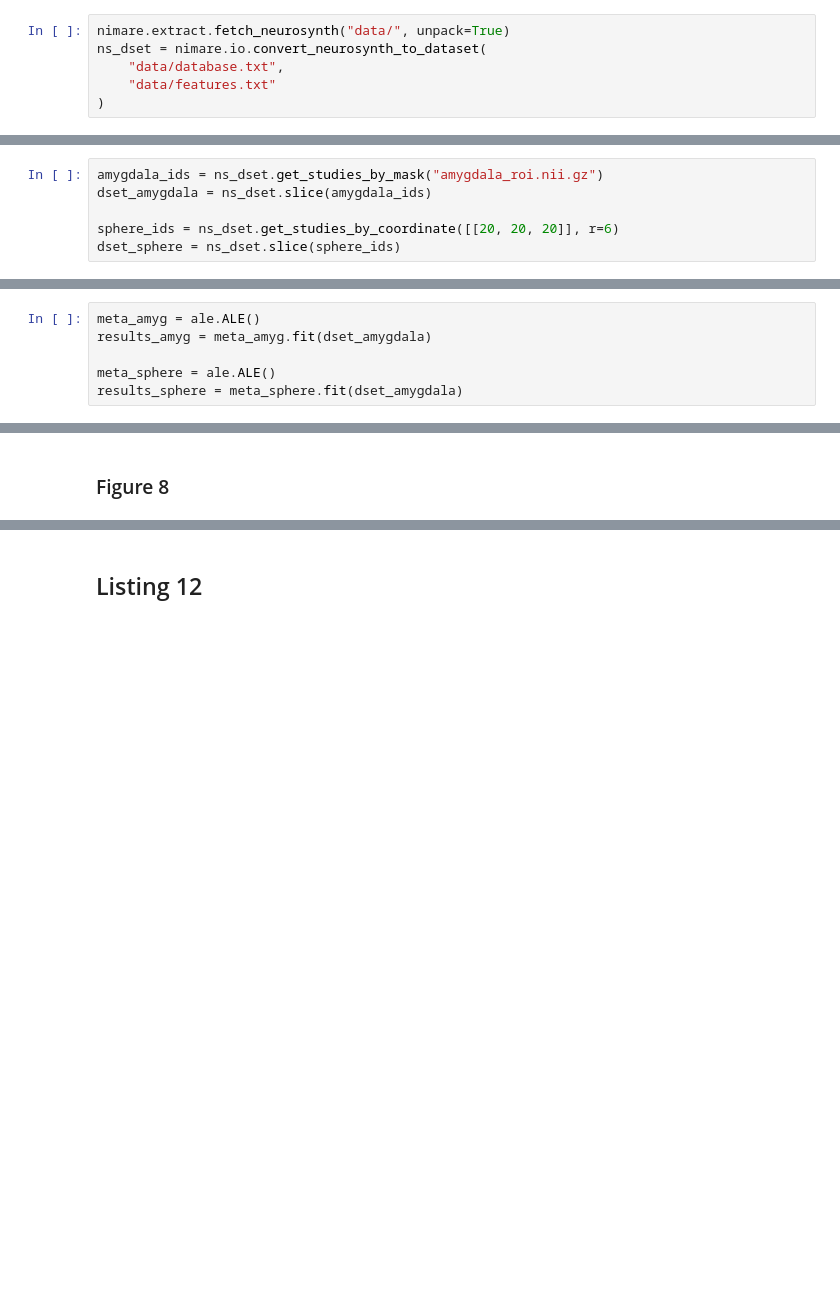
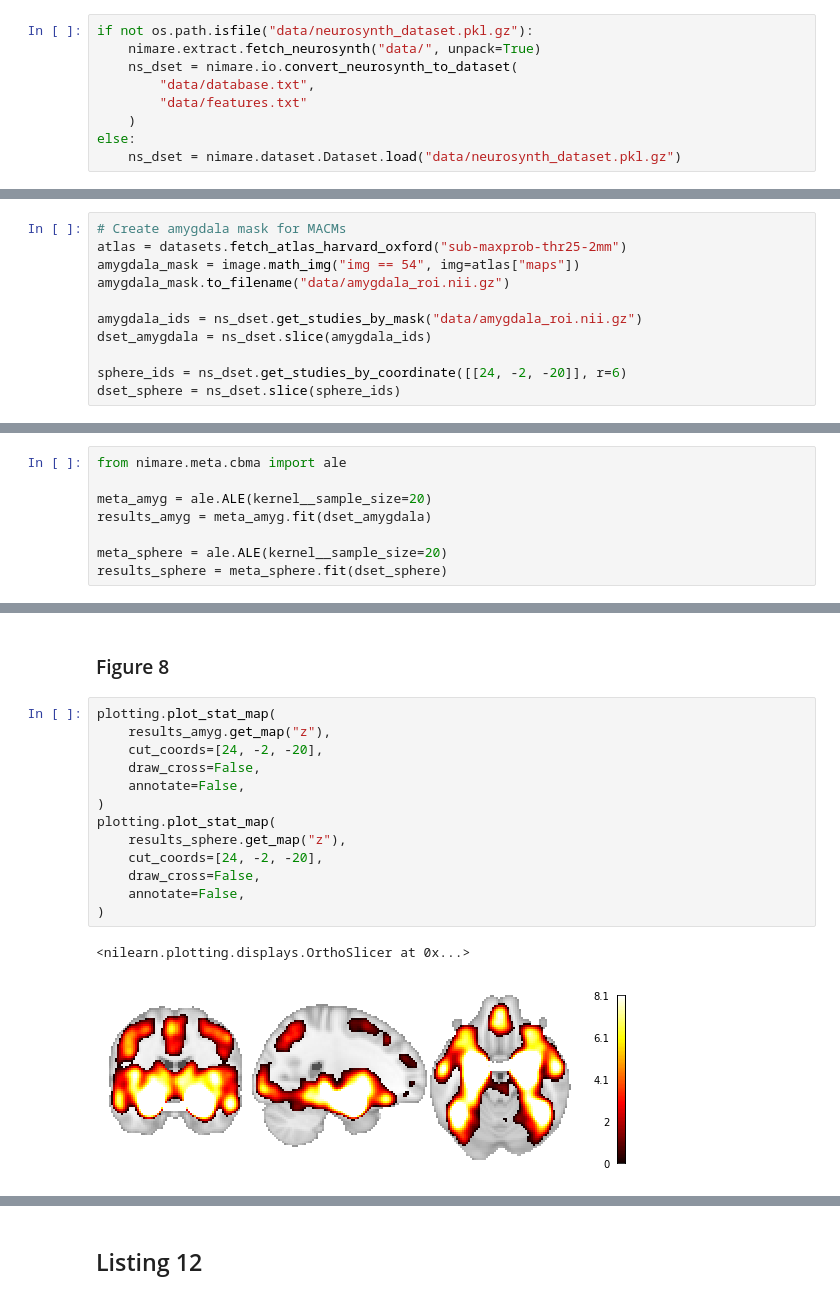
Before and after one commit to NBCLab/nimare-paper, a Jupyter notebook: listings_figures_and_tables.ipynb, the cells around one changed output, grey strips where cells are left out. Drawn from its saved outputs; the diff is of its cells as text; blank space fills up the shorter version.

```diff
--- a/listings_figures_and_tables.ipynb
+++ b/listings_figures_and_tables.ipynb
@@ -8,11 +26,14 @@ sl_dset = nimare.io.convert_sleuth_to_dataset("data/sleuth_file.txt")
 # %% [markdown]
 ## Listing 2
 # %%
-nimare.extract.fetch_neurosynth("data/", unpack=True)
-ns_dset = nimare.io.convert_neurosynth_to_dataset(
-    "data/database.txt",
-    "data/features.txt"
-)
+if not os.path.isfile("data/neurosynth_dataset.pkl.gz"):
+    nimare.extract.fetch_neurosynth("data/", unpack=True)
+    ns_dset = nimare.io.convert_neurosynth_to_dataset(
+        "data/database.txt",
+        "data/features.txt"
+    )
+else:
+    ns_dset = nimare.dataset.Dataset.load("data/neurosynth_dataset.pkl.gz")
 # %% [markdown]
 ## Listing 3
 # %%
@@ -141,16 +215,23 @@ subtraction_results = meta.fit(dset1, dset2)
 # %% [markdown]
 ## Listing 10
 # %%
-amygdala_ids = ns_dset.get_studies_by_mask("amygdala_roi.nii.gz")
+# Create amygdala mask for MACMs
+atlas = datasets.fetch_atlas_harvard_oxford("sub-maxprob-thr25-2mm")
+amygdala_mask = image.math_img("img == 54", img=atlas["maps"])
+amygdala_mask.to_filename("data/amygdala_roi.nii.gz")
+
+amygdala_ids = ns_dset.get_studies_by_mask("data/amygdala_roi.nii.gz")
 dset_amygdala = ns_dset.slice(amygdala_ids)
 
-sphere_ids = ns_dset.get_studies_by_coordinate([[20, 20, 20]], r=6)
+sphere_ids = ns_dset.get_studies_by_coordinate([[24, -2, -20]], r=6)
 dset_sphere = ns_dset.slice(sphere_ids)
 # %% [markdown]
 ## Listing 11
 # %%
-meta_amyg = ale.ALE()
+from nimare.meta.cbma import ale
+
+meta_amyg = ale.ALE(kernel__sample_size=20)
 results_amyg = meta_amyg.fit(dset_amygdala)
 
-meta_sphere = ale.ALE()
-results_sphere = meta_sphere.fit(dset_amygdala)
+meta_sphere = ale.ALE(kernel__sample_size=20)
+results_sphere = meta_sphere.fit(dset_sphere)
@@ -157,2 +241,18 @@ results_sphere = meta_sphere.fit(dset_amygdala)
 # %% [markdown]
 ### Figure 8
+# %%
+plotting.plot_stat_map(
+    results_amyg.get_map("z"),
+    cut_coords=[24, -2, -20],
+    draw_cross=False,
+    annotate=False,
+)
+plotting.plot_stat_map(
+    results_sphere.get_map("z"),
+    cut_coords=[24, -2, -20],
+    draw_cross=False,
+    annotate=False,
+)
+# %% [output]
+<nilearn.plotting.displays.OrthoSlicer at 0x...>
+[figure, added]
```
Also changed, not shown: parts of 19 cells of this notebook, 2 other files.
